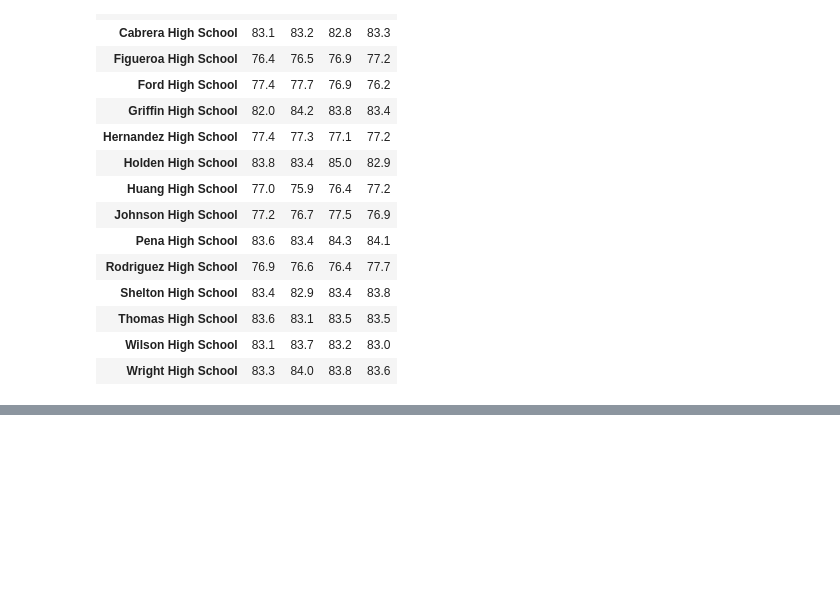
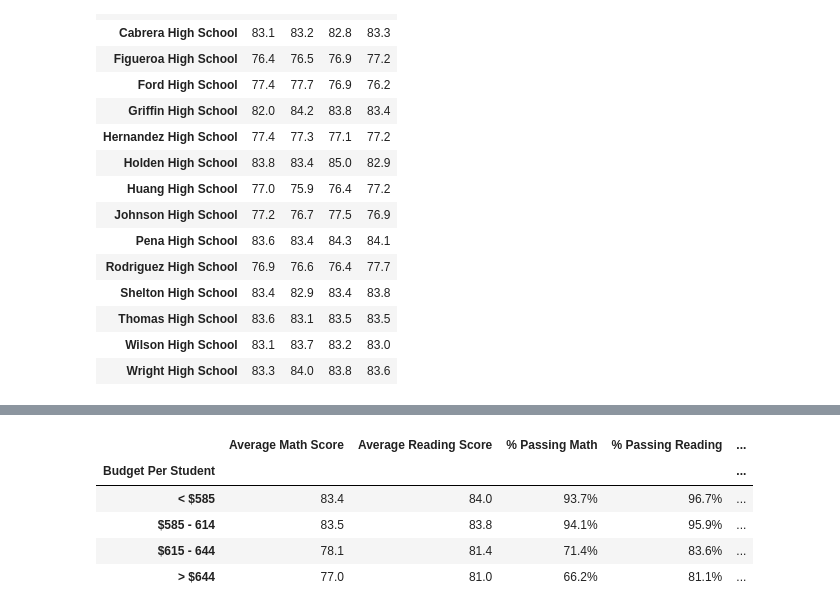
Before and after one commit to Zachary-A-Frame/pandas-challenge, a Jupyter notebook: pandas-challenge/PyCitySchools.ipynb, the cells around one changed output, grey strips where cells are left out. Drawn from its saved outputs; the diff is of its cells as text; code cells hidden in the pictures; blank space fills up the shorter version.

```diff
--- a/pandas-challenge/PyCitySchools.ipynb
+++ b/pandas-challenge/PyCitySchools.ipynb
@@ -285,0 +325,37 @@ math_scores.style.format({'9th': '{:.1f}',
+# %%
+# Creating bins
+bins = [0, 584.999, 614.999, 644.999, 999999]
+group_name = ['< $585', "$585 - 614", "$615 - 644", "> $644"]
+merged_df['spending_bins'] = pd.cut(merged_df['budget']/merged_df['size'], bins, labels = group_name)
+
+# grouping
+by_spending = merged_df.groupby('spending_bins')
+
+average_math = by_spending['math_score'].mean()
+average_reading = by_spending['reading_score'].mean()
+passing_math = merged_df[merged_df['math_score'] >= 70].groupby('spending_bins')['Student ID'].count()/by_spending['Student ID'].count()
+passing_reading = merged_df[merged_df['reading_score'] >= 70].groupby('spending_bins')['Student ID'].count()/by_spending['Student ID'].count()
+overall = merged_df[(merged_df['reading_score'] >= 70) & (merged_df['math_score'] >= 70)].groupby('spending_bins')['Student ID'].count()/by_spending['Student ID'].count()
+
+scores_by_spending = pd.DataFrame({
+    "Average Math Score": average_math,
+    "Average Reading Score": average_reading,
+    '% Passing Math': passing_math,
+    '% Passing Reading': passing_reading,
+    "Overall Passing Rate": overall
+})
+
+scores_by_spending.index.name = "Budget Per Student"
+
+scores_by_spending.style.format({'Average Math Score': '{:.1f}',
+                              'Average Reading Score': '{:.1f}',
+                              '% Passing Math': '{:.1%}',
+                              '% Passing Reading':'{:.1%}',
+                              'Overall Passing Rate': '{:.1%}'})
+# %% [output]
+|  | Average Math Score | Average Reading Score | % Passing Math | % Passing Reading | ... |
+| Budget Per Student |  |  |  |  | ... |
+| < $585 | 83.4 | 84.0 | 93.7% | 96.7% | ... |
+| $585 - 614 | 83.5 | 83.8 | 94.1% | 95.9% | ... |
+| $615 - 644 | 78.1 | 81.4 | 71.4% | 83.6% | ... |
+| > $644 | 77.0 | 81.0 | 66.2% | 81.1% | ... |
```
Also changed, not shown: parts of 3 cells of this notebook.
